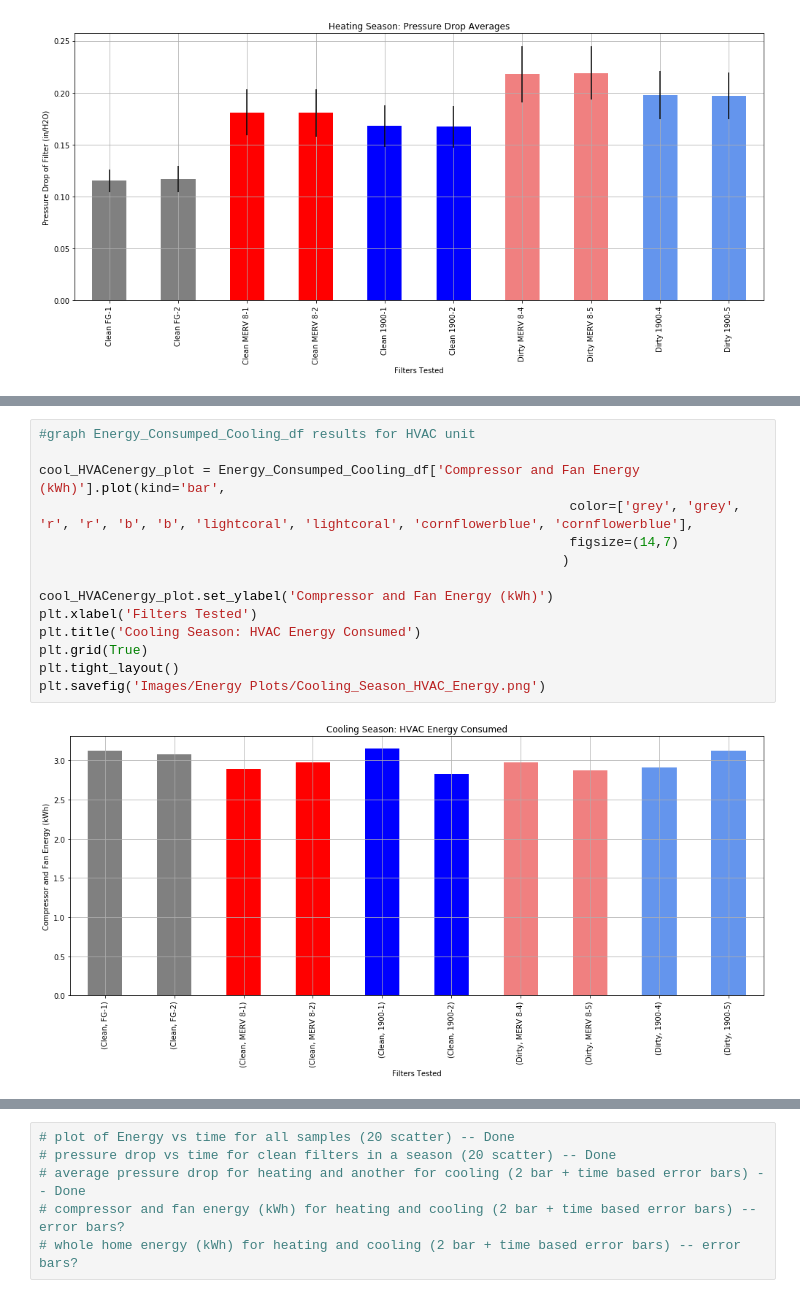
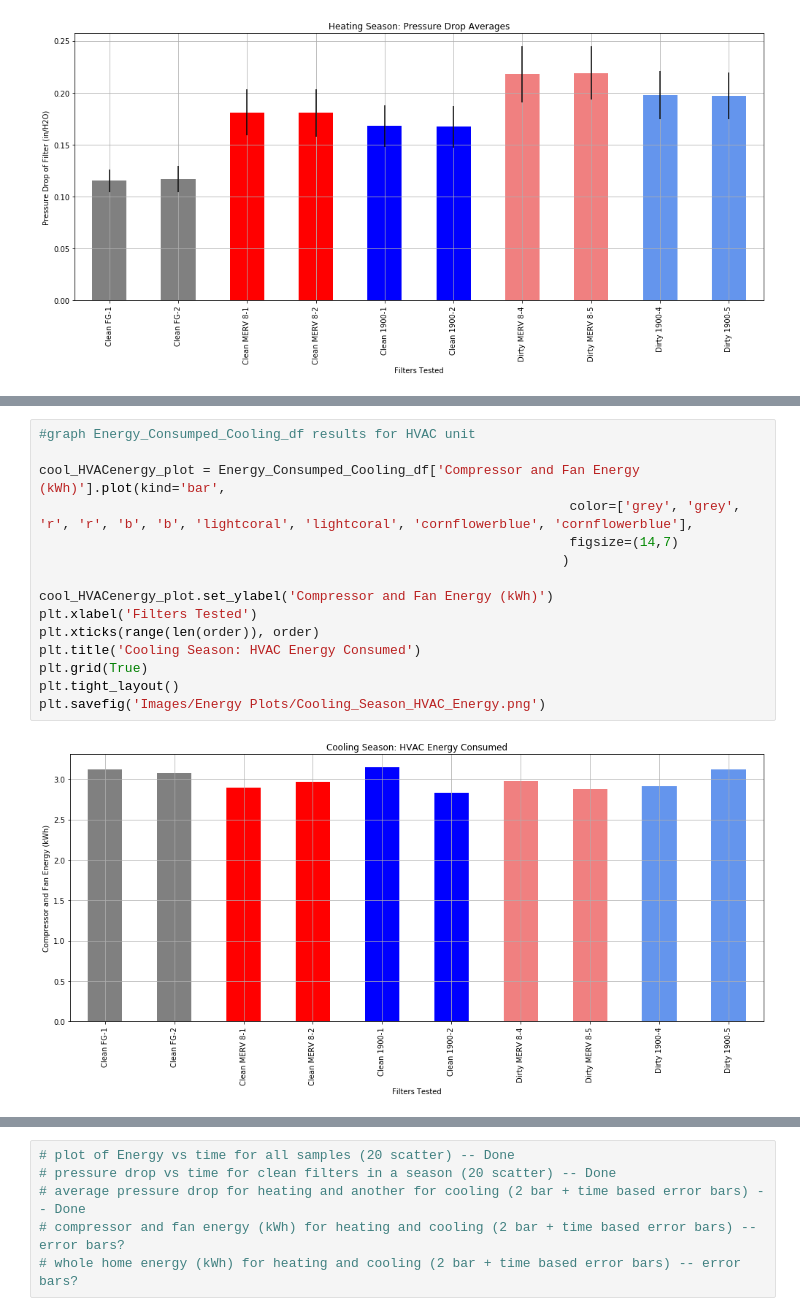
Before and after one commit to abbylemon/HighEfficientFilterEnergyTest, a Jupyter notebook: AnalyzeFilterData.ipynb, the cells around one changed output, grey strips where cells are left out. Drawn from its saved outputs; the diff is of its cells as text.

```diff
--- a/AnalyzeFilterData.ipynb
+++ b/AnalyzeFilterData.ipynb
@@ -524,19 +525,20 @@ plt.savefig('Images/Energy Plots/Heating_Season_HVAC_Energy')
 # %%
 #graph Energy_Consumped_Cooling_df results for HVAC unit
 
 cool_HVACenergy_plot = Energy_Consumped_Cooling_df['Compressor and Fan Energy (kWh)'].plot(kind='bar',
                                                                     color=['grey', 'grey', 'r', 'r', 'b', 'b', 'lightcoral', 'lightcoral', 'cornflowerblue', 'cornflowerblue'],
                                                                     figsize=(14,7)
                                                                    )
 
 cool_HVACenergy_plot.set_ylabel('Compressor and Fan Energy (kWh)')
 plt.xlabel('Filters Tested')
+plt.xticks(range(len(order)), order)
 plt.title('Cooling Season: HVAC Energy Consumed')
 plt.grid(True)
 plt.tight_layout()
 plt.savefig('Images/Energy Plots/Cooling_Season_HVAC_Energy.png')
 # %% [output]
-[figure, old version]
+[figure, new version]
 # %%
 #graph Energy_Consumped_Heating_df results for Whole Home
 
```
Also changed, not shown: parts of 4 cells of this notebook, 7 other files.
